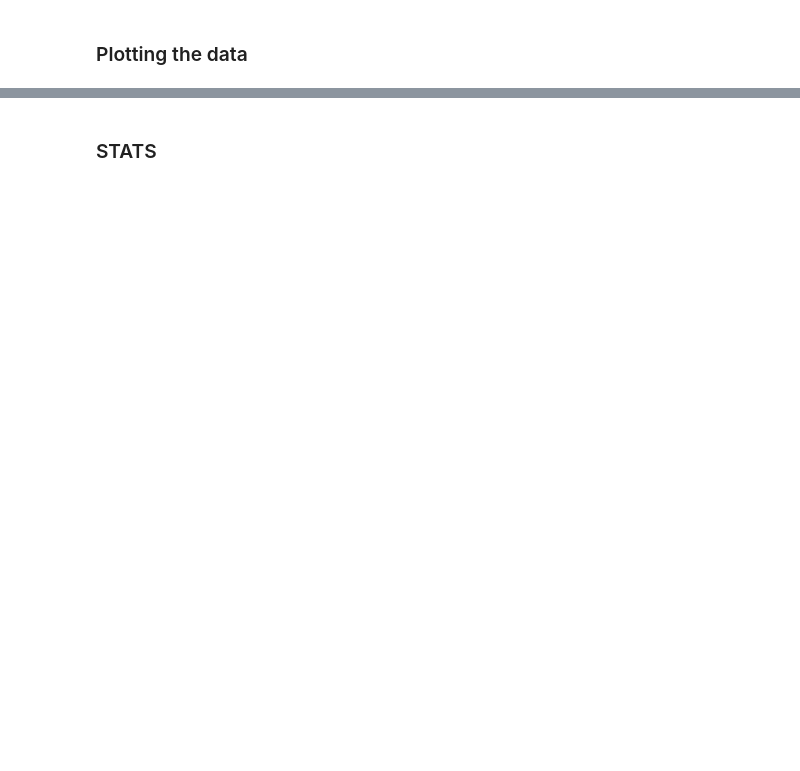
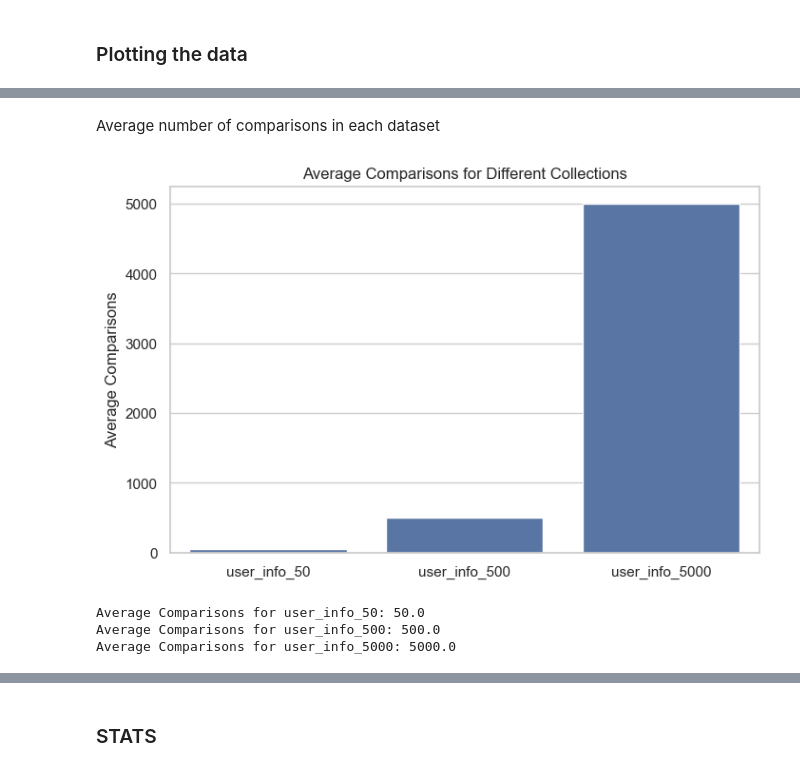
Before and after one commit to rallenalle68/classical_vs_grovers_algorithm, a Jupyter notebook: Grover.ipynb, the cells around one changed output, grey strips where cells are left out. Drawn from its saved outputs; the diff is of its cells as text; code cells hidden in the pictures; blank space fills up the shorter version.

```diff
--- a/Grover.ipynb
+++ b/Grover.ipynb
@@ -217,0 +351,26 @@ plt.show()
+# %% [markdown]
+Average number of comparisons in each dataset
+# %%
+# Function to visualize the Average Comparisons with Bar Plot
+def plot_average_comparisons(comparisons_50, comparisons_500, comparisons_5000):
+    avg_comparisons_50 = np.mean(comparisons_50)
+    avg_comparisons_500 = np.mean(comparisons_500)
+    avg_comparisons_5000 = np.mean(comparisons_5000)
+
+    plt.figure(figsize=(8, 5))
+    sns.barplot(x=["user_info_50", "user_info_500", "user_info_5000"], y=[avg_comparisons_50, avg_comparisons_500, avg_comparisons_5000])
+    plt.ylabel("Average Comparisons")
+    plt.title("Average Comparisons for Different Collections")
+    plt.show()
+
+    print(f"Average Comparisons for user_info_50: {avg_comparisons_50}")
+    print(f"Average Comparisons for user_info_500: {avg_comparisons_500}")
+    print(f"Average Comparisons for user_info_5000: {avg_comparisons_5000}")
+
+# Plot Average Comparisons Bar Plot
+plot_average_comparisons(comparisons_50, comparisons_500, comparisons_5000)
+# %% [output]
+[figure, added]
+Average Comparisons for user_info_50: 50.0
+Average Comparisons for user_info_500: 500.0
+Average Comparisons for user_info_5000: 5000.0
```
Also changed, not shown: parts of 26 cells of this notebook, 2 other files.
